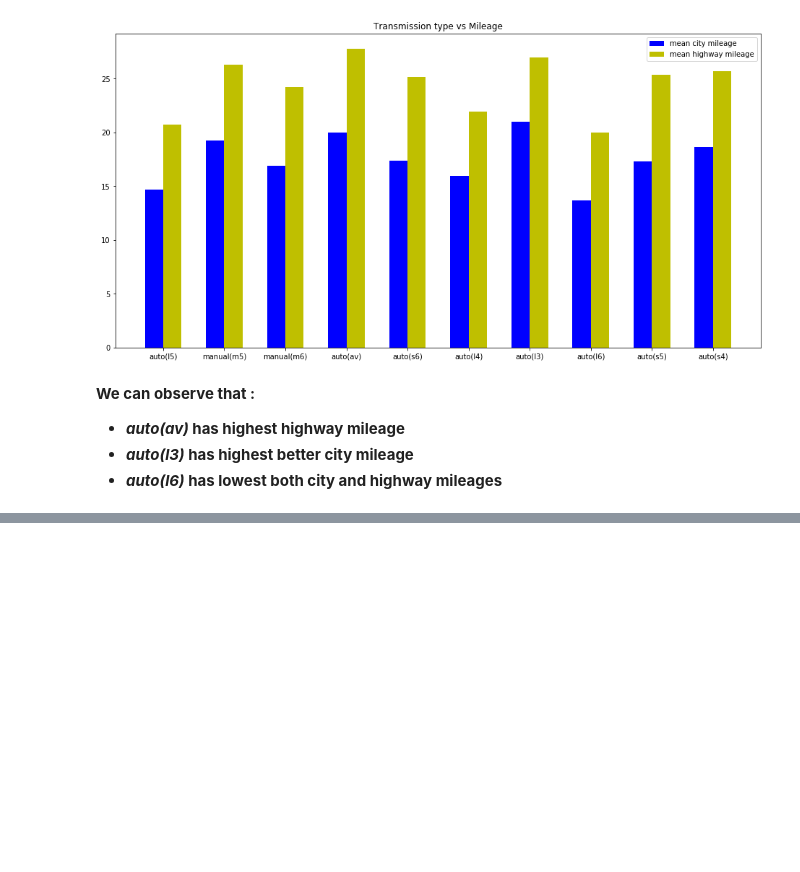
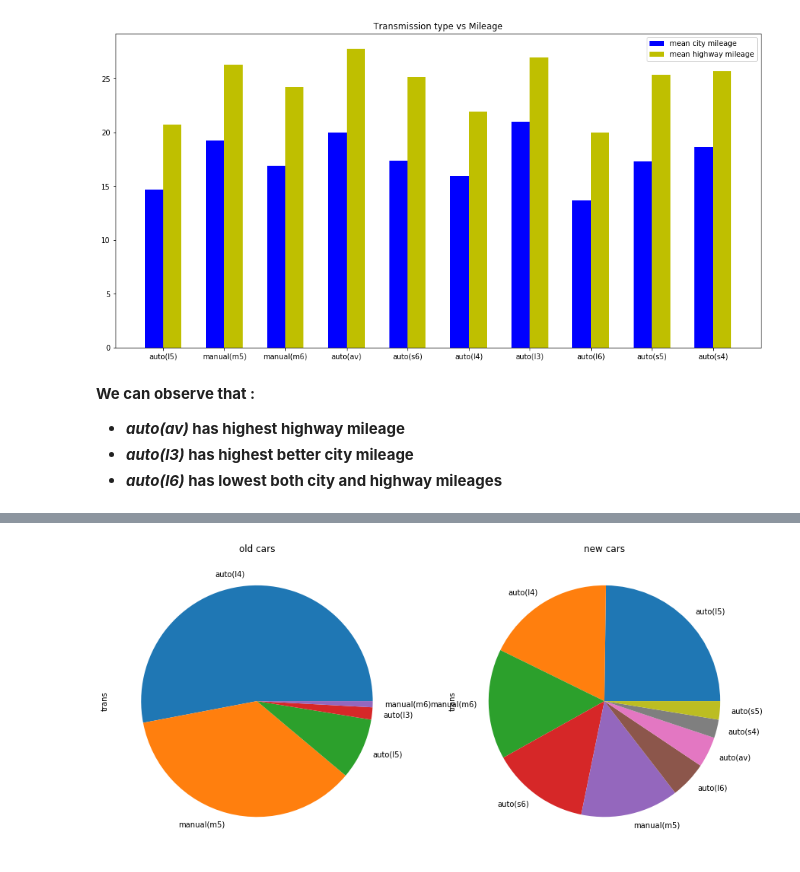
Before and after one commit to anish2197/data-analystics, a Jupyter notebook: Day 2.ipynb, the cells around one changed output, grey strips where cells are left out. Cells and saved outputs as stored; diff of their text form; code cells hidden in the pictures; blank space fills up the shorter version.

```diff
--- a/Day 2.ipynb
+++ b/Day 2.ipynb
@@ -293,0 +397,12 @@ plt.show()
+# %%
+
+plt.figure(figsize=(15,10))
+
+plt.subplot(1,2,1)
+cars_old["trans"].value_counts().plot(kind="pie", title="old cars")
+plt.subplot(1,2,2)
+cars_new["trans"].value_counts().plot(kind="pie", title="new cars")
+
+plt.show()
+# %% [output]
+[figure, added]
```
Also changed, not shown: parts of 17 cells of this notebook.
